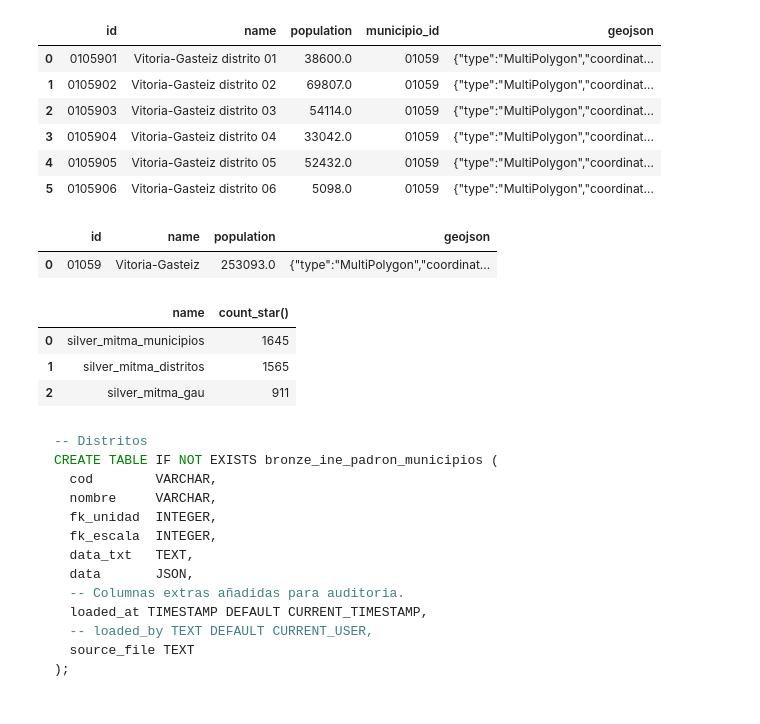
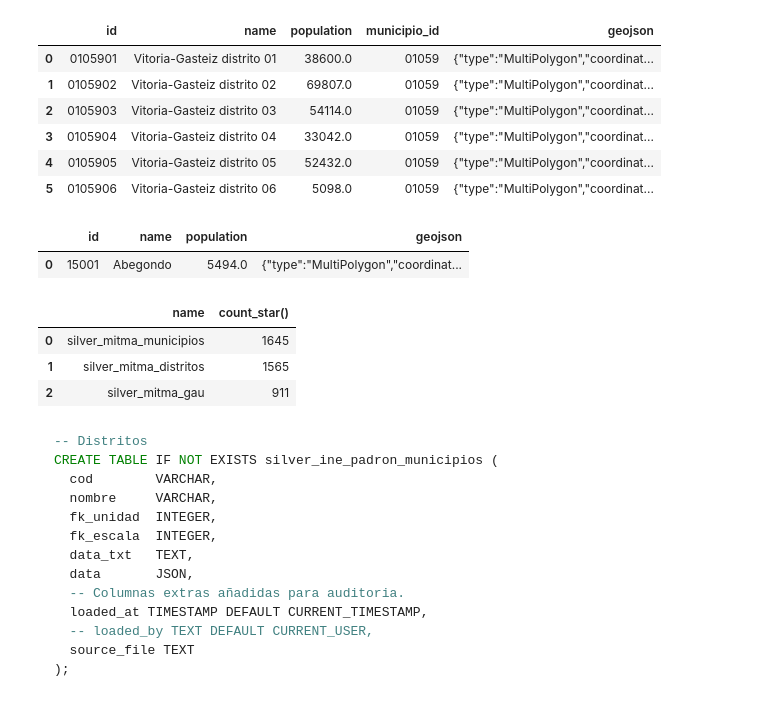
Before and after one commit to bgramaje/muceim-bigdata_project, a Jupyter notebook: notebooks/layers/silver.ipynb, the cells around one changed output. Saved outputs shown, nothing was run; the diff lists cells and outputs as text; code cells hidden in the pictures.

````diff
--- a/notebooks/layers/silver.ipynb
+++ b/notebooks/layers/silver.ipynb
@@ -500,15 +500,17 @@ SQL(f"""
 # %%
 SQL(f"""
     SELECT
         * EXCLUDE (geometry),
         ST_AsGeoJSON(geometry) AS geojson
     FROM {LAKE_LAYER}_mitma_municipios
-    WHERE id = '01059'
+    --WHERE id LIKE '19%'
+    WHERE name = 'Abegondo'
+    ORDER BY name ASC
     LIMIT 5;
 """)
 # %% [output]
 |  | id | name | population | geojson |
-| 0 | 01059 | Vitoria-Gasteiz | 253093.0 | {"type":"MultiPolygon","coordinat... |
+| 0 | 15001 | Abegondo | 5494.0 | {"type":"MultiPolygon","coordinat... |
 # %%
 SQL(f"""
     SELECT '{LAKE_LAYER}_mitma_distritos' as name, count(*) FROM {LAKE_LAYER}_mitma_distritos
@@ -526,7 +528,7 @@ SQL(f"""
 # %% [markdown]
 ```sql
 -- Distritos
-CREATE TABLE IF NOT EXISTS bronze_ine_padron_municipios (
+CREATE TABLE IF NOT EXISTS silver_ine_padron_municipios (
   cod        VARCHAR,
   nombre     VARCHAR,
   fk_unidad  INTEGER,
````
Also changed, not shown: parts of 5 cells of this notebook.
